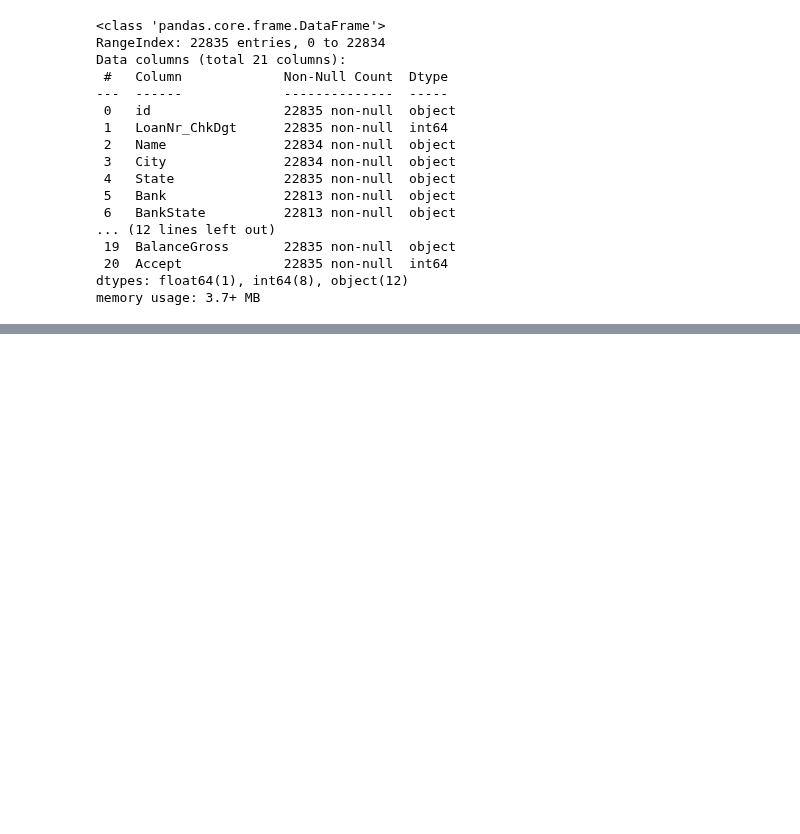
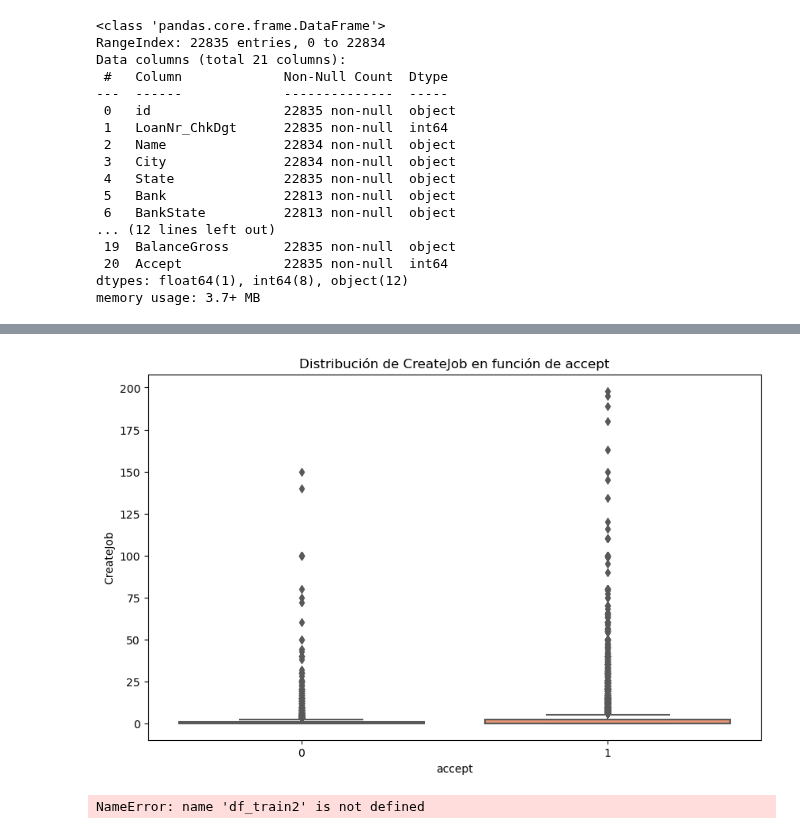
Before and after one commit to ananags/LBBYs, a Jupyter notebook: notebooks/2_preprocesado/2_preprocesado.ipynb, the cells around one changed output, grey strips where cells are left out. Saved outputs shown, nothing was run; the diff lists cells and outputs as text; code cells hidden in the pictures; blank space fills up the shorter version.

```diff
--- a/notebooks/2_preprocesado/2_preprocesado.ipynb
+++ b/notebooks/2_preprocesado/2_preprocesado.ipynb
@@ -7,7 +7,7 @@ import gzip
 # %% [markdown]
 1. Lectura de los archivos en raw, y me creo los archivos parquet que voy a utilizar
 # %%
-df_train = pd.read_csv('../../data/raw/train.csv')
+df = pd.read_csv('../../data/raw/train.csv')
 df_test_nolabel = pd.read_csv('../../data/raw/test_nolabel.csv')
 df_sample_submission= pd.read_csv('../../data/raw/sample_submission.csv')
 
@@ -45,0 +107,5 @@ memory usage: 3.7+ MB
+# %%
+# Conversion de datos
+df_train = conversion(df)
+df_train = df_train.drop(columns=["id","LoanNr_ChkDgt","Name","State"])
+df_train.info()
@@ -114,0 +240,5 @@ dtype: int64
+# %%
+# Conversion de datos
+df_train = formatear(df_train)
+df_train = df_train.drop(columns=["DisbursementInterval"])
+df_train
@@ -114,0 +259,13 @@ dtype: int64
+# %%
+# Eliminacion de outliers
+
+columna = "CreateJob"
+percentil = 0.998
+percentiles = [0.25, 0.5, 0.75, 0.9, 0.95, 0.99, percentil]
+print(percentiles)
+
+
+percents = df_train[columna].quantile(percentil)
+# Filtrar los datos que son menores o iguales al percentil 97.5
+filtered_df = df_train[df_train[columna] <= percents]
+filtered_df.describe()
@@ -115,30 +283,23 @@ dtype: int64
+# %%
+import seaborn as sns
+import matplotlib.pyplot as plt
+
+# Crear un boxplot para visualizar la distribución de 'CreateJob' en función de 'accept'
+plt.figure(figsize=(10, 6))
+sns.boxplot(x='Accept', y='CreateJob', data=filtered_df, palette='Set2')
+
+# Títulos y etiquetas
+plt.title('Distribución de CreateJob en función de accept')
+plt.xlabel('accept')
+plt.ylabel('CreateJob')
+
+# Mostrar el gráfico
+plt.show()
+# %% [output]
+[figure, added]
 # %%
-import pandas as pd
-import numpy as np
-
-def limpiar_y_guardar_df(df_train, output_type):
-    """
-    Función para limpiar el DataFrame y guardarlo en un archivo.
-
-    Args:
-    - df_train: DataFrame que se va a limpiar.
-    - output_type: Si es 0 guarda en 'df_train.csv', si es 1 guarda en 'df_test_nolabel.csv'.
-
-    Returns:
-    - None
-    """
-    # Copiar el DataFrame
-    df_train2 = df_train.copy()
-
-    # Conversión de fechas a formato Datetime
-    df_train2['ApprovalDate'] = pd.to_datetime(df_train2['ApprovalDate'])
-    df_train2['DisbursementDate'] = pd.to_datetime(df_train2['DisbursementDate'])
-
-    # Rellenar valores nulos en columnas de texto
-    df_train2['Name'].fillna('Unknown', inplace=True)
-    df_train2['City'].fillna(df_train2['City'].mode()[0], inplace=True)
-
     # Transformar a mayúsculas y eliminar texto entre paréntesis en 'City'
+    df_train2['City'].fillna(df_train2['City'].mode()[0], inplace=True) # se rellenan con la moda
     df_train2["City"] = df_train2["City"].str.upper()
     df_train2 = df_train2[~df_train2["City"].str.contains(r"\d", regex=True, na=False)]
     df_train2["City"] = df_train2["City"].str.replace(r" \(.*", "", regex=True).str.strip()
@@ -170,17 +331,13 @@ def limpiar_y_guardar_df(df_train, output_type):
     df_train2['DisbursementGross'] = df_train2['DisbursementGross'].replace('[\$,]', '', regex=True).astype(float)
     df_train2['BalanceGross'] = df_train2['BalanceGross'].replace('[\$,]', '', regex=True).astype(float)
 
-    # Limpiar la columna 'ApprovalFY' para extraer solo los dígitos
-    df_train2['ApprovalFY'] = df_train2['ApprovalFY'].astype(str).str.extract('(\d+)', expand=False)
-    df_train2['ApprovalFY'] = pd.to_numeric(df_train2['ApprovalFY'], errors='coerce')
-
     # Determinar el nombre del archivo de salida según el valor de 'output_type'
     output_file = '../../data/processed/df_train.csv' if output_type == 0 else '../../data/processed/df_test_nolabel.csv'
 
     # Guardar el DataFrame en el archivo correspondiente
     df_train2.to_csv(output_file, index=False)
-
-    return output_file
+# %% [output]
+NameError: name 'df_train2' is not defined
 # %%
 # Para guardar el archivo como df_train.csv
 output_path = limpiar_y_guardar_df(df_train, 0)
```
Also changed, not shown: parts of 18 cells of this notebook, 13 other files.
